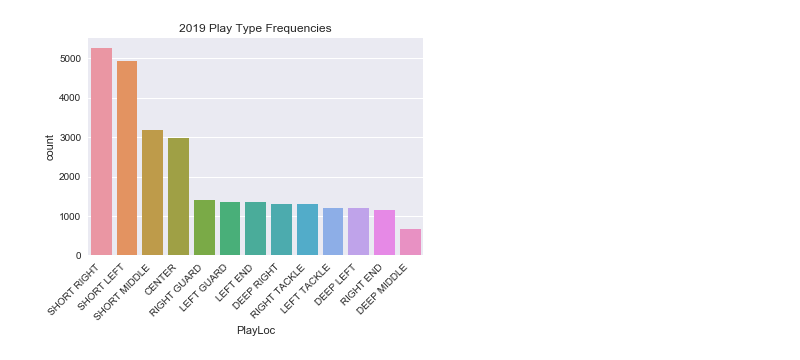
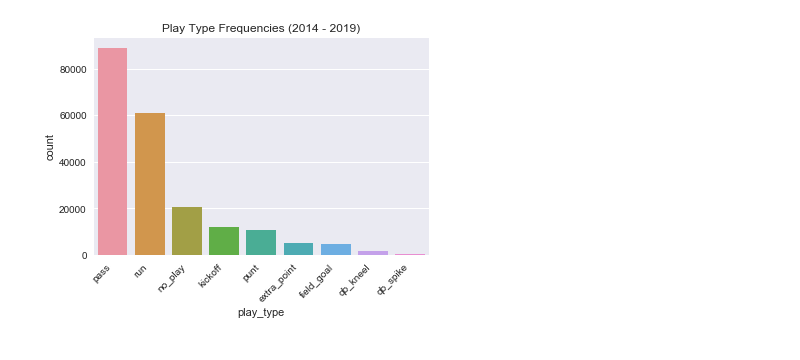
Before and after one commit to anhthyngo/nfl-predict, a Jupyter notebook: notebooks/eda-ant.ipynb, the cells around one changed output. Saved outputs shown, nothing was run; the diff lists cells and outputs as text; code cells hidden in the pictures.

```diff
--- a/notebooks/eda-ant.ipynb
+++ b/notebooks/eda-ant.ipynb
@@ -96,0 +12,5 @@ NFL has become more of a passing league, so it's not a surprise that short passe
+# %%
+data_path = '/Users/anhthyngo/ds-projects/nfl-predict/data/'
+pbp = pd.read_csv(data_path+'2009-2019-play-by-play.csv.gz', low_memory = False)
+# %%
+merged = pd.read_csv(data_path+'merged_pbp-2014-2019.csv', low_memory = False)
@@ -97,7 +31,7 @@ NFL has become more of a passing league, so it's not a surprise that short passe
 # %%
-sns.countplot(data['PlayLoc'],order = data['PlayLoc'].value_counts().index)
-plt.title("2019 Play Type Frequencies")
+sns.countplot(merged['play_type'],order = merged['play_type'].value_counts().index)
+plt.title("Play Type Frequencies (2014 - 2019)")
 plt.xticks(rotation=45, ha='right')
 plt.show()
 # %% [output]
-[figure, old version]
+[figure, new version]
```
Also changed, not shown: parts of 25 cells of this notebook.
